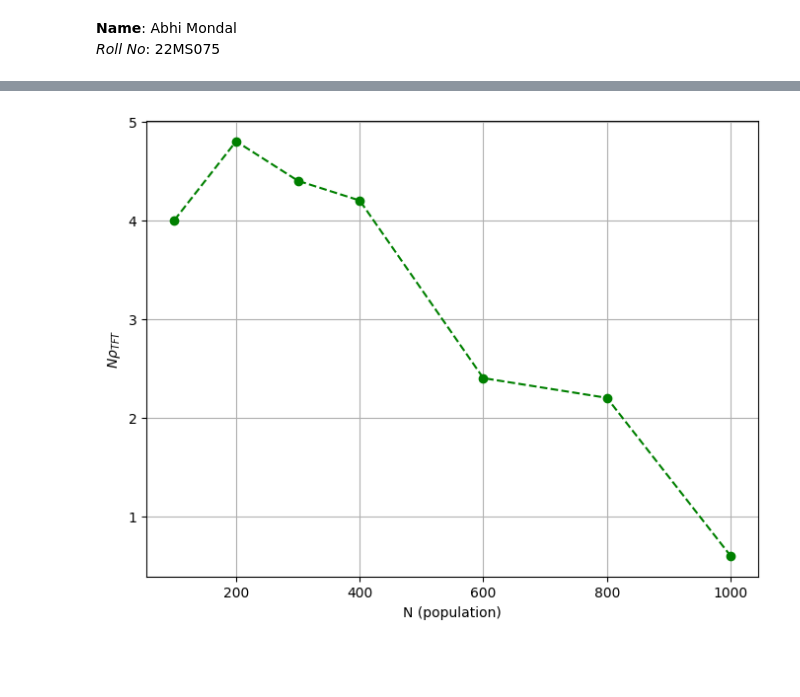
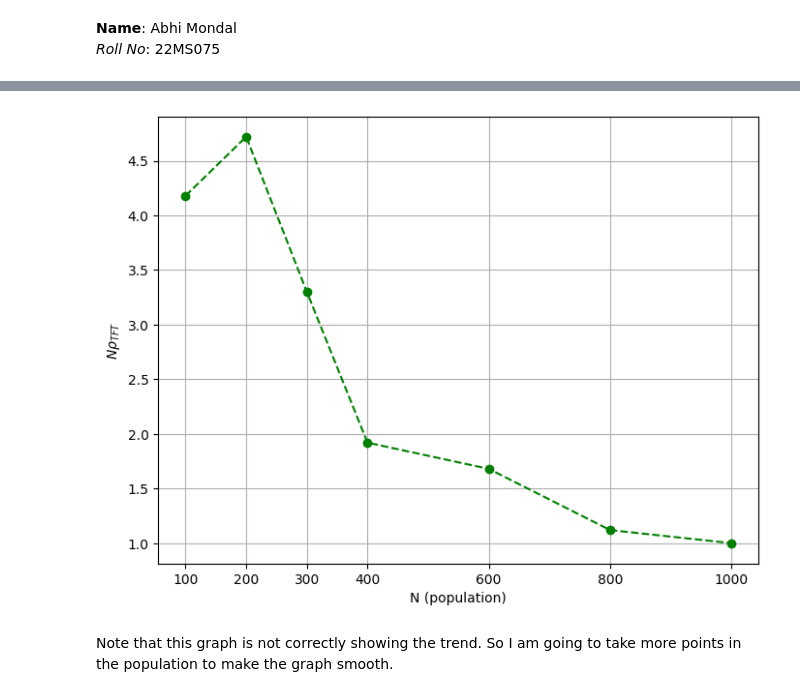
Before and after one commit to AbhiMondal7/PH4209, a Jupyter notebook: Codes/Assignment6.ipynb, the cells around one changed output, grey strips where cells are left out. Cells and saved outputs as stored; diff of their text form; code cells hidden in the pictures; blank space fills up the shorter version.

```diff
--- a/Codes/Assignment6.ipynb
+++ b/Codes/Assignment6.ipynb
@@ -117,13 +66,13 @@ def moran_fixation(N, w, payoff_matrix, initial_C):
         return 0
 # %%
 @njit
-# input: population number, number of trials, payoff matrix
+# input: population number, w, number of trials, payoff matrix
 # output: probability of fixation of C
-def fixation_probability(N,Nt,payoff_matrix):
+def fixation_probability(N,w,Nt,payoff_matrix):
     count_fix_C = 0
     # run for Nt trials
     for _ in range(Nt):
-        x = moran_fixation(N = N, w = 1, payoff_matrix= payoff_matrix, initial_C = 1)
+        x = moran_fixation(N = N, w = w, payoff_matrix= payoff_matrix, initial_C = 1)
         count_fix_C = count_fix_C + x
 
     return count_fix_C/Nt   # probability
@@ -143,12 +92,12 @@ payoff_matrix = np.array([
 N_values = np.array([100,200,300,400,600,800,1000])
 
 # trials
-Nt = 1000
+Nt = 5000
 # %%
 rho_values = np.zeros(len(N_values))
 
 for i in range(len(N_values)):
-    rho_values[i] = fixation_probability(N = N_values[i],Nt=max(Nt, 5 * N_values[i]),payoff_matrix=payoff_matrix)
+    rho_values[i] = fixation_probability(N = N_values[i],w = 1,Nt=Nt,payoff_matrix=payoff_matrix)
 
 N_rho_values = N_values * rho_values
 # %%
@@ -159,9 +107,12 @@ print(rho_values)
-# %%
-plt.figure(figsize= (8,6))
-plt.plot(N_values,N_rho_values, marker = 'o', color = 'green', linestyle='dashed')
-plt.xlabel("N (population)")
-plt.ylabel(r"$N\rho_{TFT}$")
-plt.grid(True)
-plt.show()
-# %% [output]
-[figure, removed]
+# %%
+plt.figure(figsize= (8,6))
+plt.plot(N_values,N_rho_values, marker = 'o', color = 'green', linestyle = "--")
+plt.xlabel("N (population)")
+plt.ylabel(r"$N\rho_{TFT}$")
+plt.xticks([100, 200, 300, 400, 600, 800, 1000])
+plt.grid(True)
+plt.show()
+# %% [output]
+[figure, added]
+# %% [markdown]
+Note that this graph is not correctly showing the trend. So I am going to take more points in the population to make the graph smooth.
```
Also changed, not shown: parts of 11 cells of this notebook, 2 other files.
